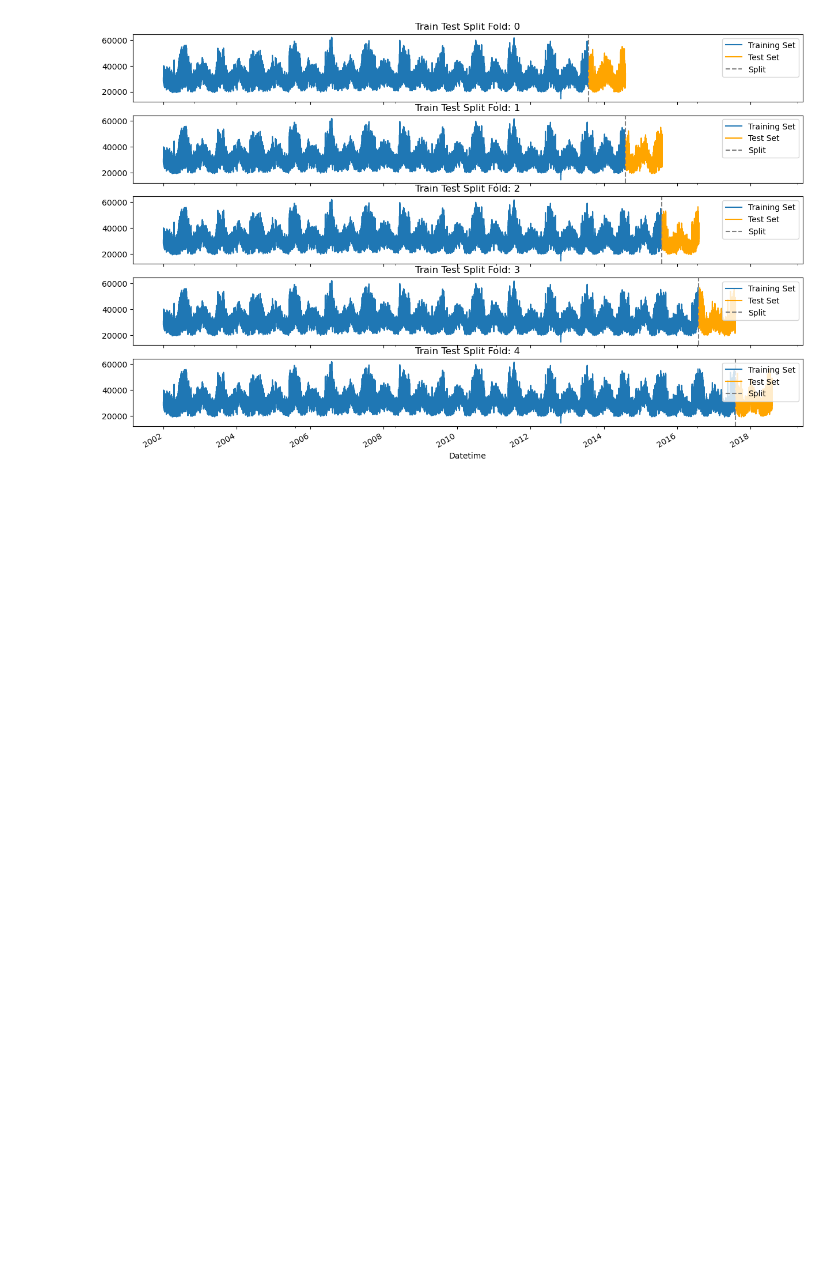
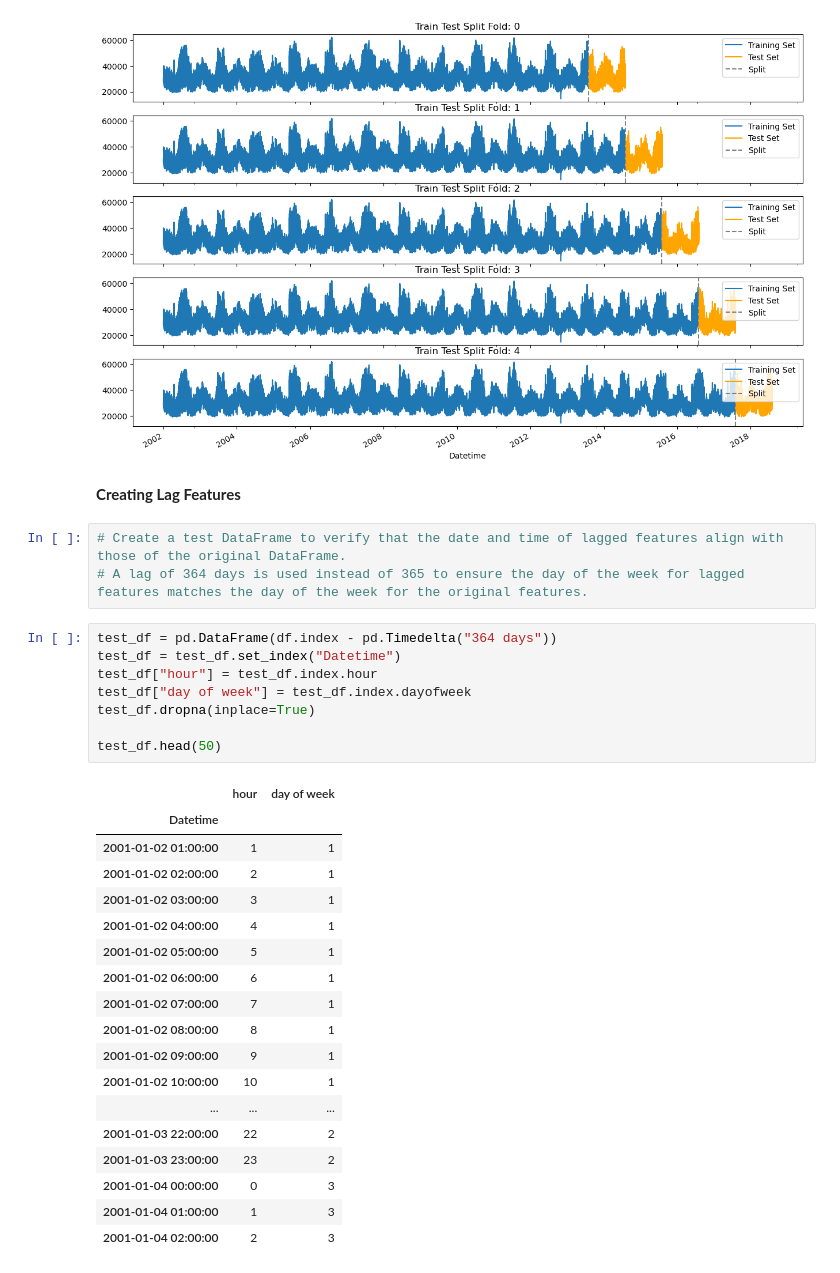
Before and after one commit to YarosInter/Time-Series-XGBoost-Energy-Consumption, a Jupyter notebook: XGBoost_Energy_Consumption_Forecast.ipynb, the cells around one changed output. Saved outputs shown, nothing was run; the diff lists cells and outputs as text; blank space fills up the shorter version.

```diff
--- a/XGBoost_Energy_Consumption_Forecast.ipynb
+++ b/XGBoost_Energy_Consumption_Forecast.ipynb
@@ -495,3 +495,35 @@ for train_idx, test_idx in tscv.split(df):
 plt.show()
 # %% [output]
 [figure]
+# %% [markdown]
+**Creating Lag Features**
+# %%
+# Create a test DataFrame to verify that the date and time of lagged features align with those of the original DataFrame.
+# A lag of 364 days is used instead of 365 to ensure the day of the week for lagged features matches the day of the week for the original features.
+# %%
+test_df = pd.DataFrame(df.index - pd.Timedelta("364 days"))
+test_df = test_df.set_index("Datetime")
+test_df["hour"] = test_df.index.hour
+test_df["day of week"] = test_df.index.dayofweek
+test_df.dropna(inplace=True)
+
+test_df.head(50)
+# %% [output]
+|  | hour | day of week |
+| Datetime |  |  |
+| 2001-01-02 01:00:00 | 1 | 1 |
+| 2001-01-02 02:00:00 | 2 | 1 |
+| 2001-01-02 03:00:00 | 3 | 1 |
+| 2001-01-02 04:00:00 | 4 | 1 |
+| 2001-01-02 05:00:00 | 5 | 1 |
+| 2001-01-02 06:00:00 | 6 | 1 |
+| 2001-01-02 07:00:00 | 7 | 1 |
+| 2001-01-02 08:00:00 | 8 | 1 |
+| 2001-01-02 09:00:00 | 9 | 1 |
+| 2001-01-02 10:00:00 | 10 | 1 |
+| ... | ... | ... |
+| 2001-01-03 22:00:00 | 22 | 2 |
+| 2001-01-03 23:00:00 | 23 | 2 |
+| 2001-01-04 00:00:00 | 0 | 3 |
+| 2001-01-04 01:00:00 | 1 | 3 |
+| 2001-01-04 02:00:00 | 2 | 3 |
```
Also changed, not shown: parts of 3 cells of this notebook.
